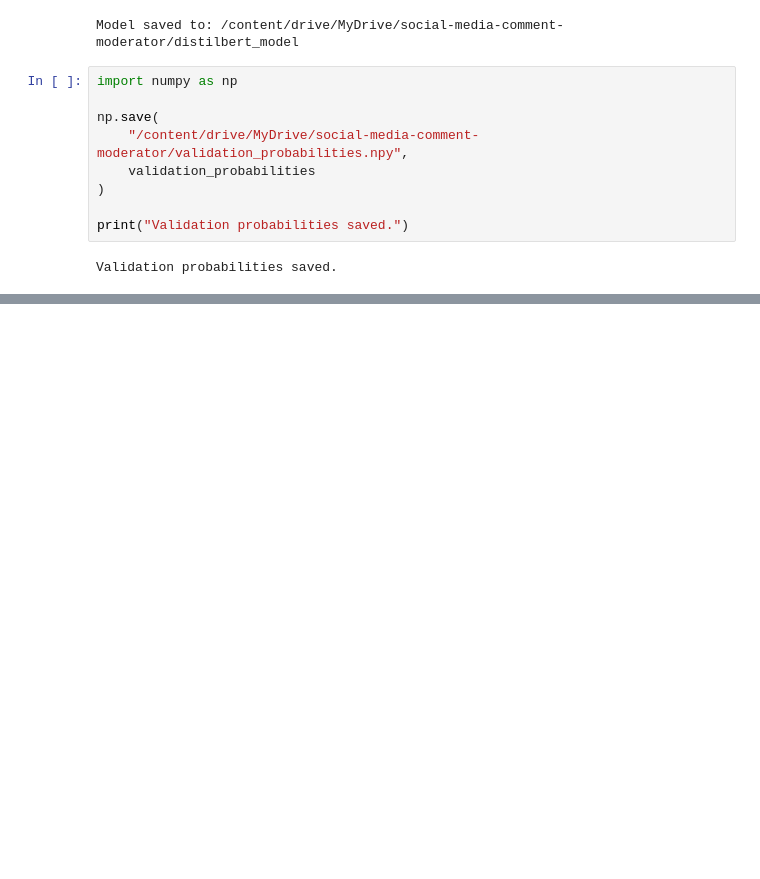
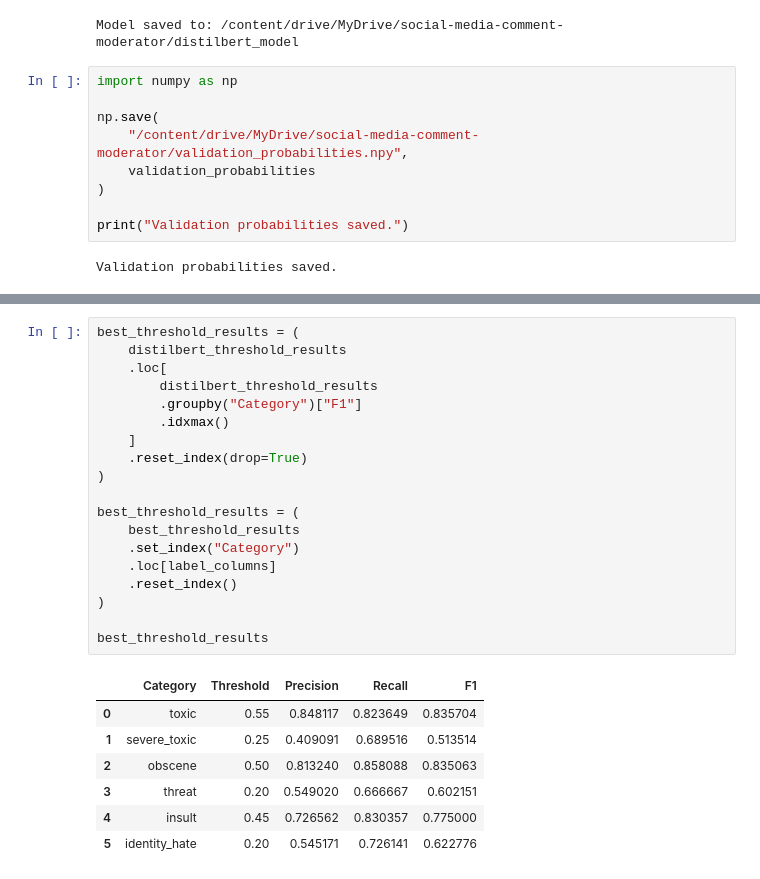
Before and after one commit to sphoorthi-munnangi/social-media-comment-moderator, a Jupyter notebook: notebooks/03_contextual_model.ipynb, the cells around one changed output, grey strips where cells are left out. Cells and saved outputs as stored; diff of their text form; blank space fills up the shorter version.

```diff
--- a/notebooks/03_contextual_model.ipynb
+++ b/notebooks/03_contextual_model.ipynb
@@ -649,0 +872,27 @@ Validation probabilities saved.
+# %%
+best_threshold_results = (
+    distilbert_threshold_results
+    .loc[
+        distilbert_threshold_results
+        .groupby("Category")["F1"]
+        .idxmax()
+    ]
+    .reset_index(drop=True)
+)
+
+best_threshold_results = (
+    best_threshold_results
+    .set_index("Category")
+    .loc[label_columns]
+    .reset_index()
+)
+
+best_threshold_results
+# %% [output]
+|  | Category | Threshold | Precision | Recall | F1 |
+| 0 | toxic | 0.55 | 0.848117 | 0.823649 | 0.835704 |
+| 1 | severe_toxic | 0.25 | 0.409091 | 0.689516 | 0.513514 |
+| 2 | obscene | 0.50 | 0.813240 | 0.858088 | 0.835063 |
+| 3 | threat | 0.20 | 0.549020 | 0.666667 | 0.602151 |
+| 4 | insult | 0.45 | 0.726562 | 0.830357 | 0.775000 |
+| 5 | identity_hate | 0.20 | 0.545171 | 0.726141 | 0.622776 |
```
Also changed, not shown: parts of 27 cells of this notebook.
